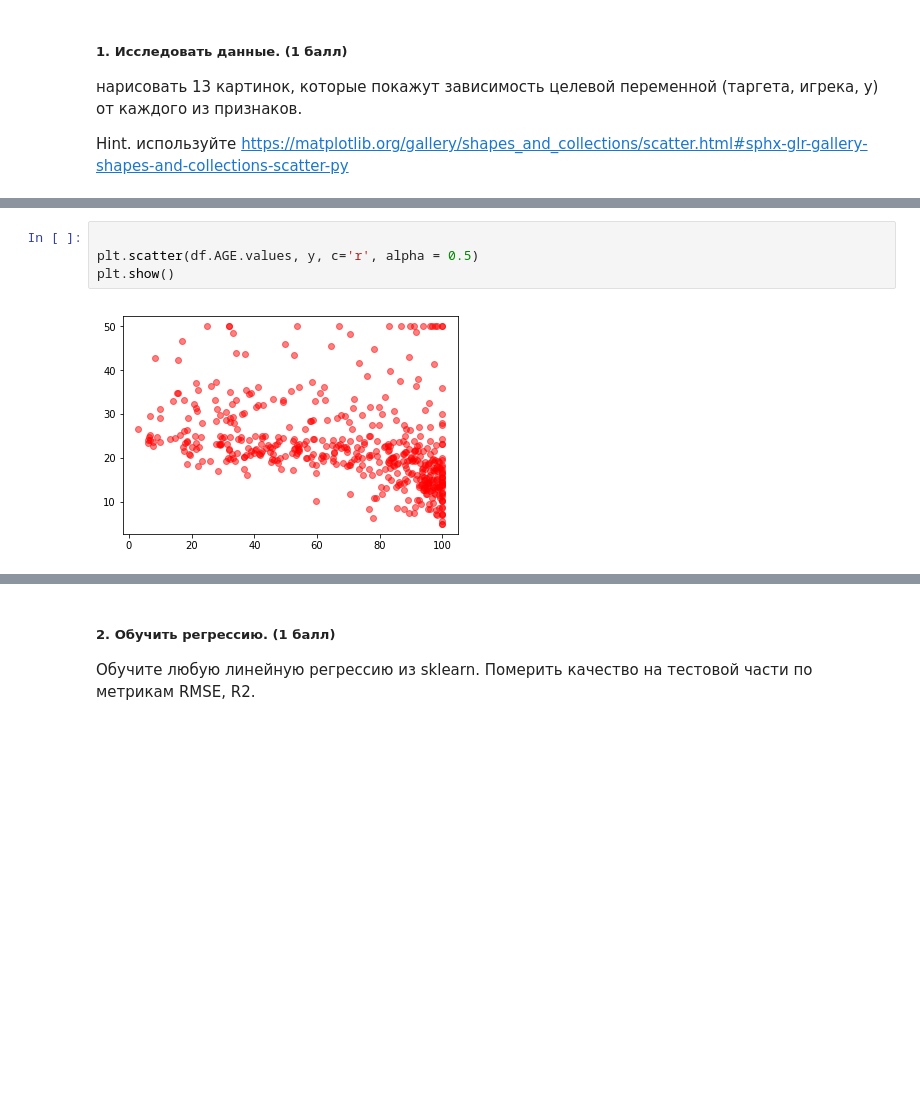
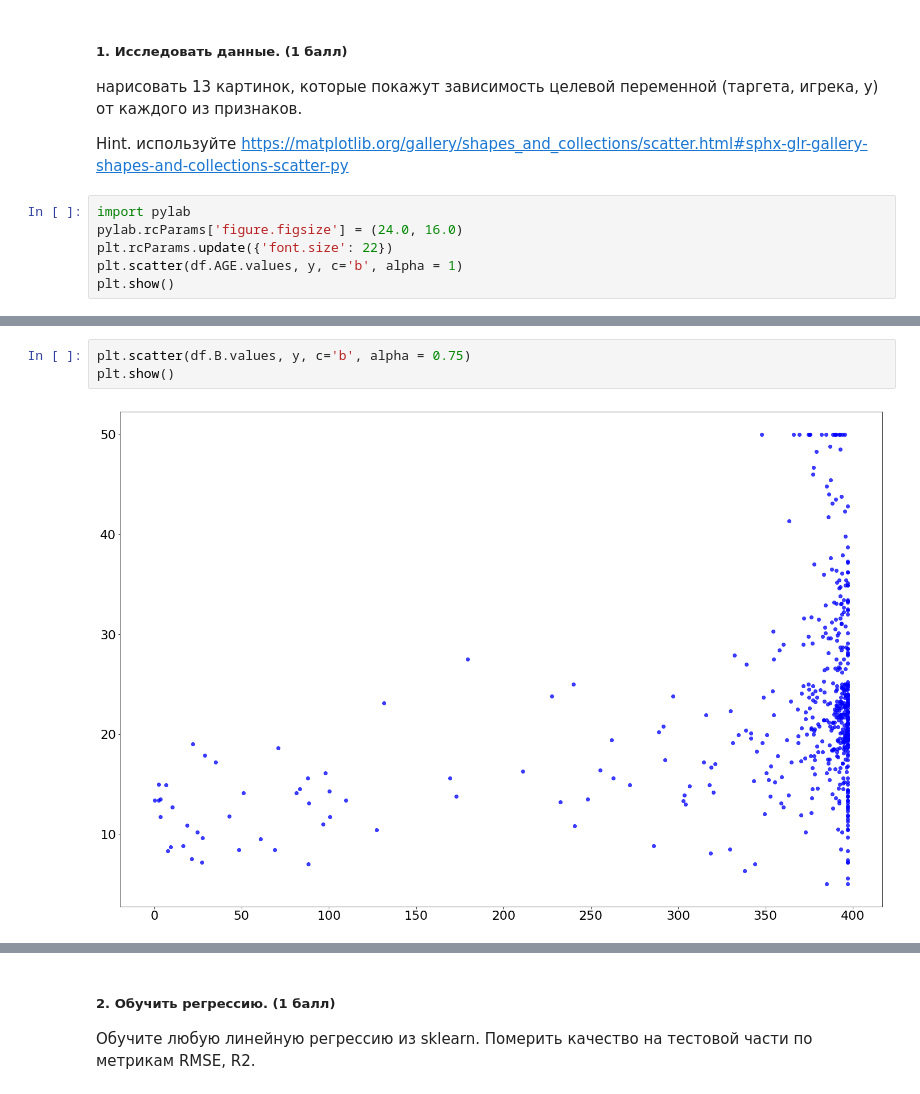
Before and after one commit to captainger/PrPythonAtom, a Jupyter notebook: homeworks/04/regression_hw.ipynb, the cells around one changed output, grey strips where cells are left out. Cells and saved outputs as stored; diff of their text form; blank space fills up the shorter version.

```diff
--- a/homeworks/04/regression_hw.ipynb
+++ b/homeworks/04/regression_hw.ipynb
@@ -68,3 +77,9 @@ ____________
 нарисовать 13 картинок, которые покажут зависимость целевой переменной (таргета, игрека, y) от каждого из признаков.
 
 Hint. используйте https://matplotlib.org/gallery/shapes_and_collections/scatter.html#sphx-glr-gallery-shapes-and-collections-scatter-py
+# %%
+import pylab
+pylab.rcParams['figure.figsize'] = (24.0, 16.0)
+plt.rcParams.update({'font.size': 22})
+plt.scatter(df.AGE.values, y, c='b', alpha = 1)
+plt.show()
@@ -71,7 +88,6 @@ Hint. используйте https://matplotlib.org/gallery/shapes_and_collectio
 # %%
-
-plt.scatter(df.AGE.values, y, c='r', alpha = 0.5)
+plt.scatter(df.B.values, y, c='b', alpha = 0.75)
 plt.show()
 # %% [output]
-[figure, old version]
+[figure, new version]
 # %%
```
Also changed, not shown: parts of 20 cells of this notebook, 2 other files.
